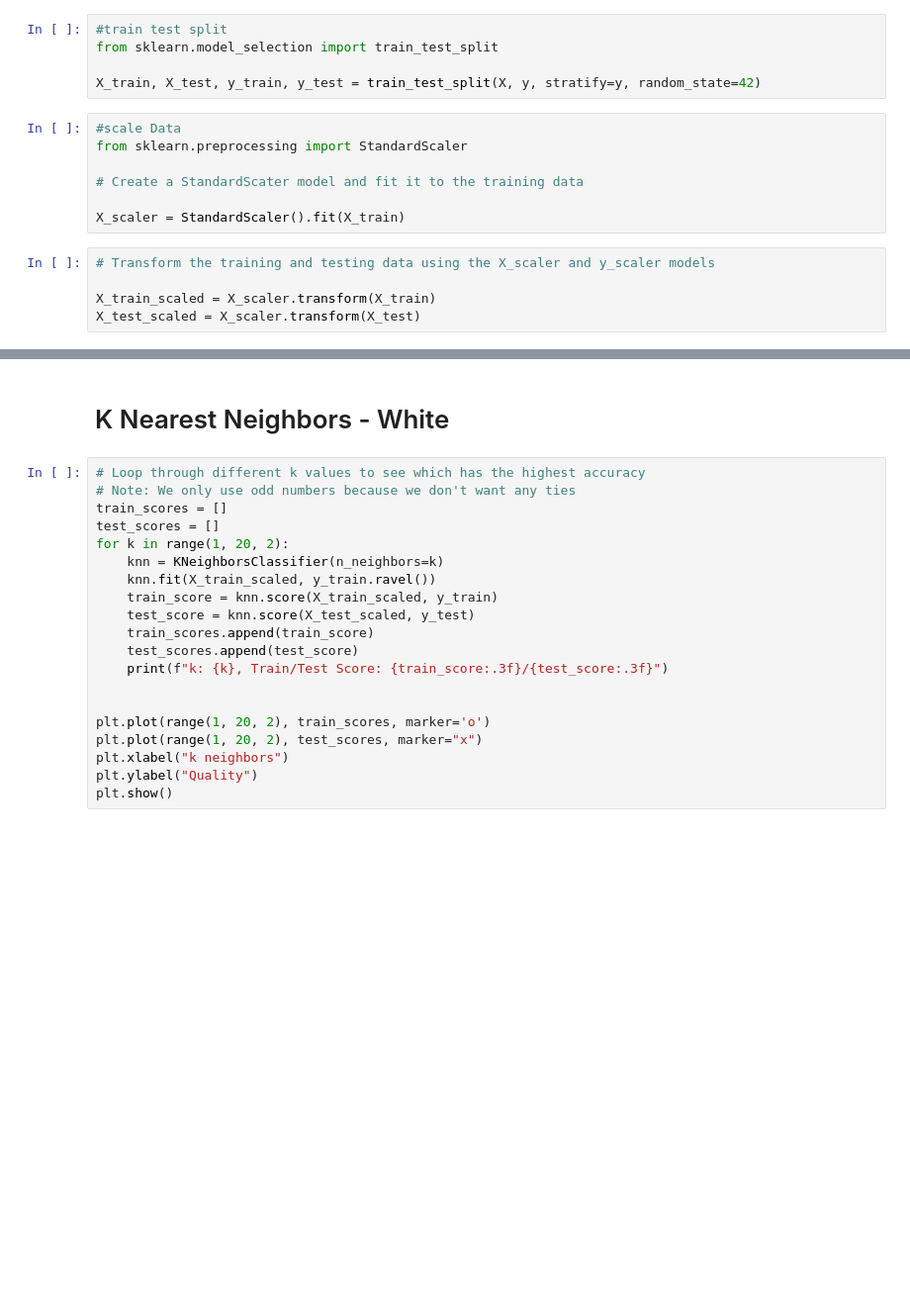
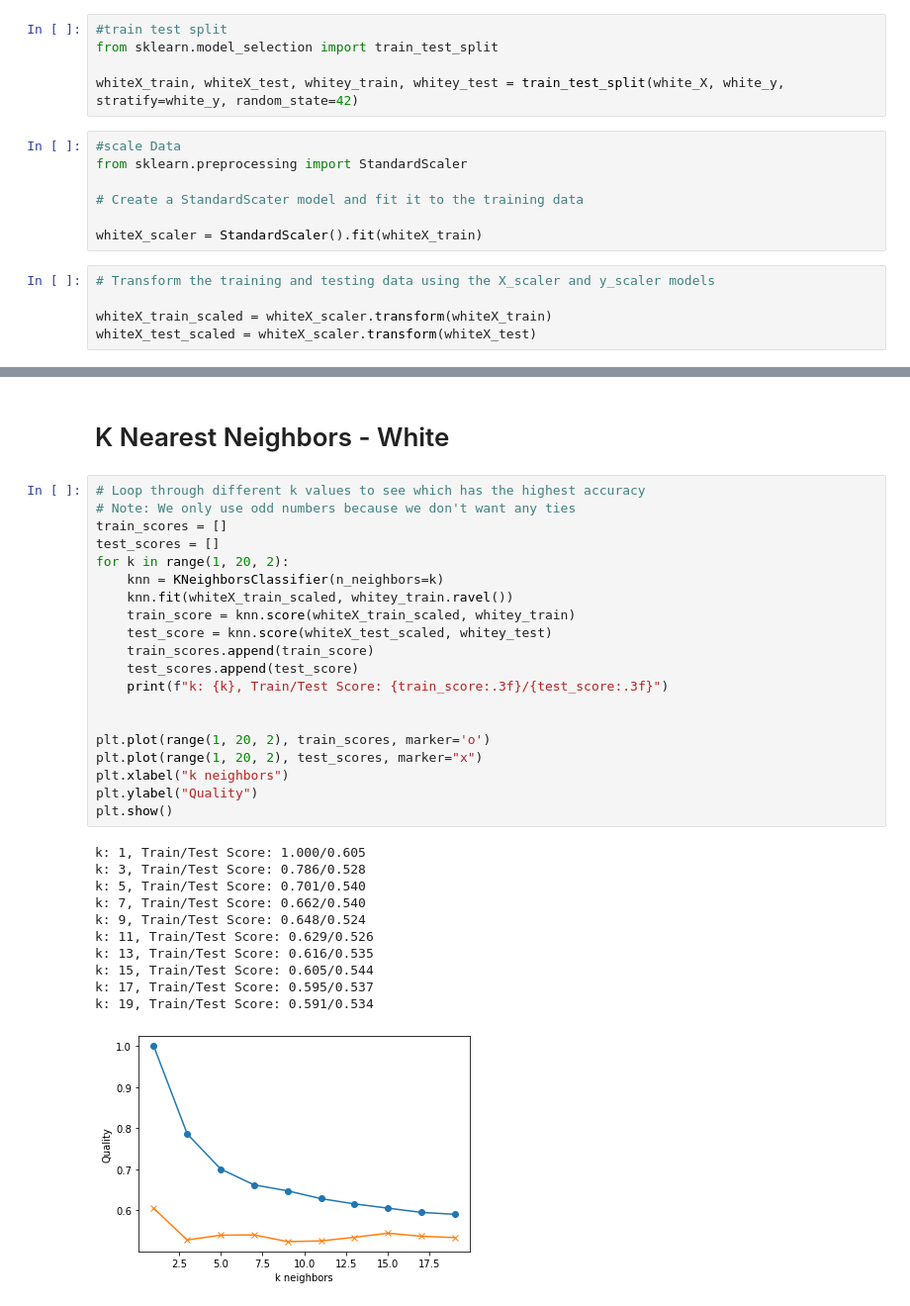
Before and after one commit to JCat3/Using-Machine-Learning-to-Predict-Wine-Quality, a Jupyter notebook: KNN Model.ipynb, the cells around one changed output, grey strips where cells are left out. Shown: that part at 99% size. Saved outputs shown, nothing was run; the diff lists cells and outputs as text; blank space fills up the shorter version.

```diff
--- a/KNN Model.ipynb
+++ b/KNN Model.ipynb
@@ -90,17 +153,17 @@ print(X.shape, y.shape)
 #train test split
 from sklearn.model_selection import train_test_split
 
-X_train, X_test, y_train, y_test = train_test_split(X, y, stratify=y, random_state=42)
+whiteX_train, whiteX_test, whitey_train, whitey_test = train_test_split(white_X, white_y, stratify=white_y, random_state=42)
 # %%
 #scale Data
 from sklearn.preprocessing import StandardScaler
 
 # Create a StandardScater model and fit it to the training data
 
-X_scaler = StandardScaler().fit(X_train)
+whiteX_scaler = StandardScaler().fit(whiteX_train)
 # %%
 # Transform the training and testing data using the X_scaler and y_scaler models
 
-X_train_scaled = X_scaler.transform(X_train)
-X_test_scaled = X_scaler.transform(X_test)
+whiteX_train_scaled = whiteX_scaler.transform(whiteX_train)
+whiteX_test_scaled = whiteX_scaler.transform(whiteX_test)
 # %%
@@ -122,20 +201,32 @@ frequencies
 # %%
 # Loop through different k values to see which has the highest accuracy
 # Note: We only use odd numbers because we don't want any ties
 train_scores = []
 test_scores = []
 for k in range(1, 20, 2):
     knn = KNeighborsClassifier(n_neighbors=k)
-    knn.fit(X_train_scaled, y_train.ravel())
-    train_score = knn.score(X_train_scaled, y_train)
-    test_score = knn.score(X_test_scaled, y_test)
+    knn.fit(whiteX_train_scaled, whitey_train.ravel())
+    train_score = knn.score(whiteX_train_scaled, whitey_train)
+    test_score = knn.score(whiteX_test_scaled, whitey_test)
     train_scores.append(train_score)
     test_scores.append(test_score)
     print(f"k: {k}, Train/Test Score: {train_score:.3f}/{test_score:.3f}")
 
 
 plt.plot(range(1, 20, 2), train_scores, marker='o')
 plt.plot(range(1, 20, 2), test_scores, marker="x")
 plt.xlabel("k neighbors")
 plt.ylabel("Quality")
 plt.show()
+# %% [output]
+k: 1, Train/Test Score: 1.000/0.605
+k: 3, Train/Test Score: 0.786/0.528
+k: 5, Train/Test Score: 0.701/0.540
+k: 7, Train/Test Score: 0.662/0.540
+k: 9, Train/Test Score: 0.648/0.524
+k: 11, Train/Test Score: 0.629/0.526
+k: 13, Train/Test Score: 0.616/0.535
+k: 15, Train/Test Score: 0.605/0.544
+k: 17, Train/Test Score: 0.595/0.537
+k: 19, Train/Test Score: 0.591/0.534
+[figure, added]
```
Also changed, not shown: parts of 19 cells of this notebook, 5 other files.
